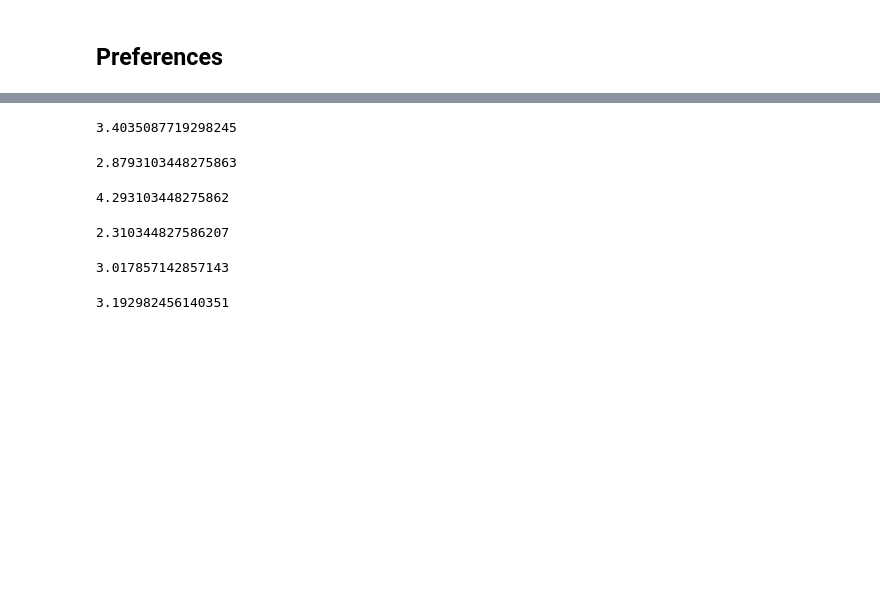
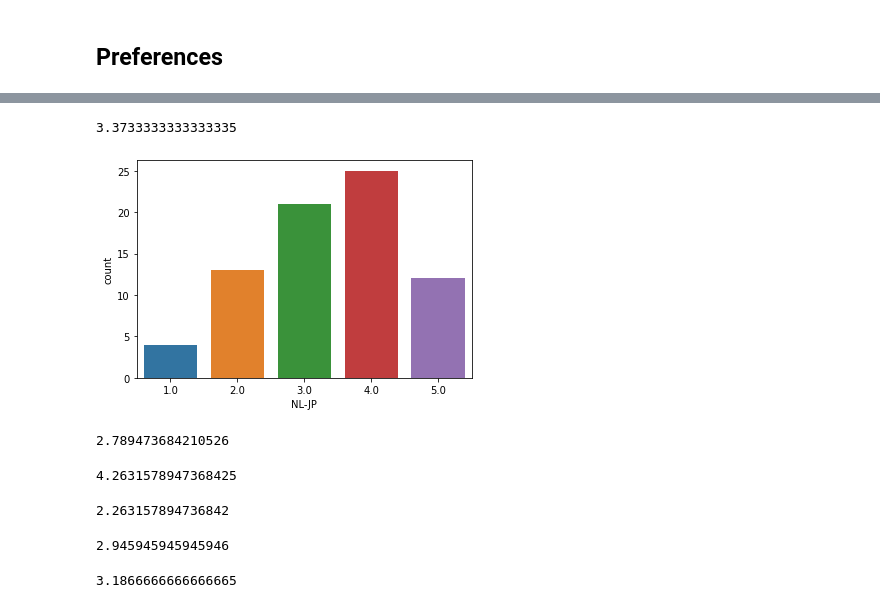
Before and after one commit to velitchko/graph-vis-evaluation-ext, a Jupyter notebook: python/Hypotheses.ipynb, the cells around one changed output, grey strips where cells are left out. Saved outputs shown, nothing was run; the diff lists cells and outputs as text; code cells hidden in the pictures; blank space fills up the shorter version.

```diff
--- a/python/Hypotheses.ipynb
+++ b/python/Hypotheses.ipynb
@@ -1972,25 +2127,29 @@ preferences_df.head()
 # %%
-preferences_df[preferences_df['group']=="B"]['NL-JP'].mean()
+preferences_df['NL-JP'].mean()
 # %% [output]
-3.4035087719298245
+3.3733333333333335
+# %%
+count_plot(preferences_df, col="NL-JP")
+# %% [output]
+[figure, added]
 # %%
-preferences_df[preferences_df['group']=="B"]['NL-SI'].mean()
+preferences_df['NL-SI'].mean()
 # %% [output]
-2.8793103448275863
+2.789473684210526
 # %%
-preferences_df[preferences_df['group']=="B"]['NL-TL'].mean()
+preferences_df['NL-TL'].mean()
 # %% [output]
-4.293103448275862
+4.2631578947368425
 # %%
-preferences_df[preferences_df['group']=="B"]['NL-AN'].mean()
+preferences_df['NL-AN'].mean()
 # %% [output]
-2.310344827586207
+2.263157894736842
 # %%
-preferences_df[preferences_df['group']=="B"]['M-JP'].mean()
+preferences_df['M-JP'].mean()
 # %% [output]
-3.017857142857143
+2.945945945945946
 # %%
-preferences_df[preferences_df['group']=="B"]['M-SI'].mean()
+preferences_df['M-SI'].mean()
 # %% [output]
-3.192982456140351
+3.1866666666666665
 # %%
```
Also changed, not shown: parts of 40 cells of this notebook.
